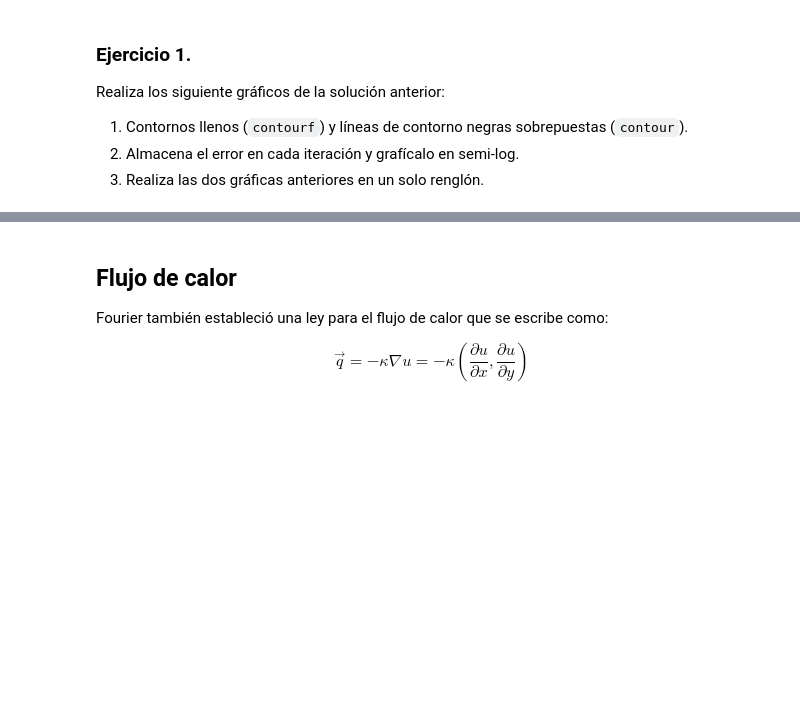
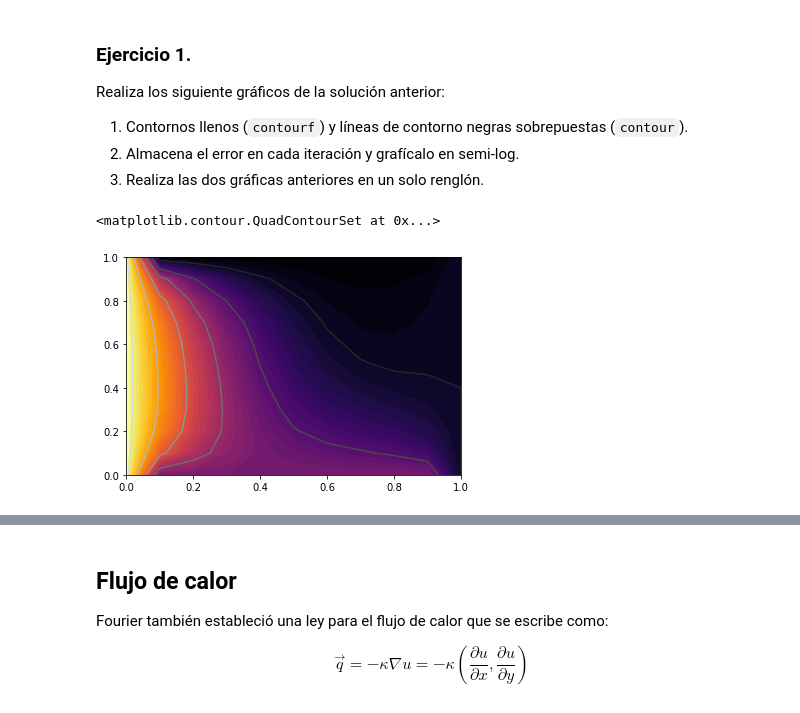
Before and after one commit to luiggix/Python_cero_a_experto, a Jupyter notebook: 04_ComputoCientifico.ipynb, the cells around one changed output, grey strips where cells are left out. Cells and saved outputs as stored; diff of their text form; code cells hidden in the pictures; blank space fills up the shorter version.

```diff
--- a/04_ComputoCientifico.ipynb
+++ b/04_ComputoCientifico.ipynb
@@ -168,13 +168,17 @@ r = k * ht / h**2
 u_new = u.copy()
 tolerancia = 9.0e-1 #1.0e-3
 error = 1.0
+error_lista = []
 while(error > tolerancia):
     for i in range(1,Nx+1):
         for j in range(1,Ny+1):
             u_new[i,j] = u[i,j] + r * (u[i+1,j] + u[i-1,j] + u[i,j+1] + u[i,j-1] - 4*u[i,j])
     error = np.linalg.norm(u_new - u)
-    print(error)
+    error_lista.append(error)
+#    print(error)
     u[:] = u_new[:]
+
+print(error_lista)
 
 f = plt.imshow(u)
 plt.colorbar(f)
@@ -204,3 +192,9 @@ Realiza los siguiente gráficos de la solución anterior:
 1. Contornos llenos (`contourf`) y líneas de contorno negras sobrepuestas (`contour`).
 2. Almacena el error en cada iteración y grafícalo en semi-log.
 3. Realiza las dos gráficas anteriores en un solo renglón.
+# %%
+plt.contour(xg, yg, u, cmap='gray', levels=5)
+plt.contourf(xg, yg, u, levels=50, cmap='inferno')
+# %% [output]
+<matplotlib.contour.QuadContourSet at 0x...>
+[figure, added]
```
Also changed, not shown: parts of 13 cells of this notebook, 10 other files.
